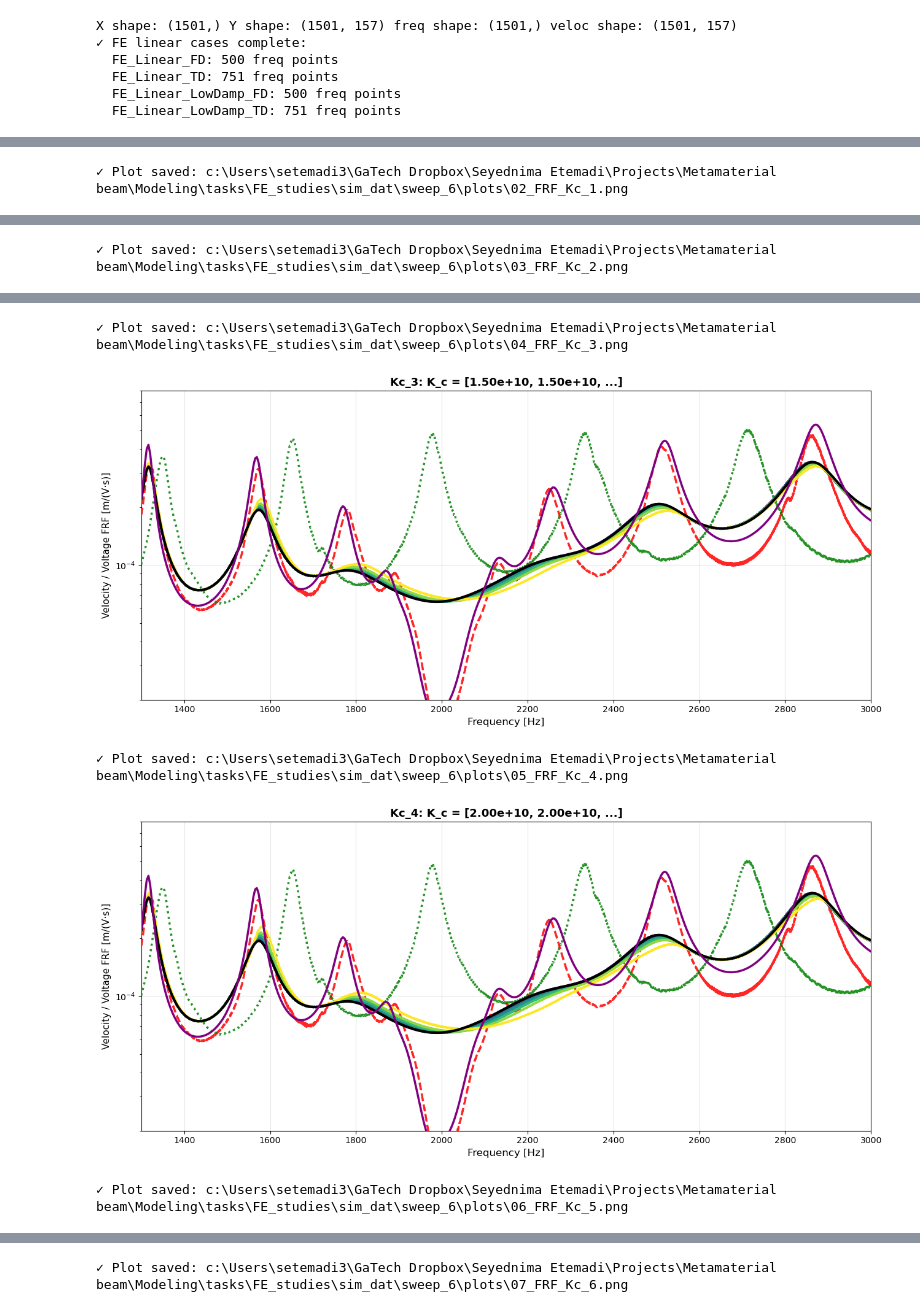
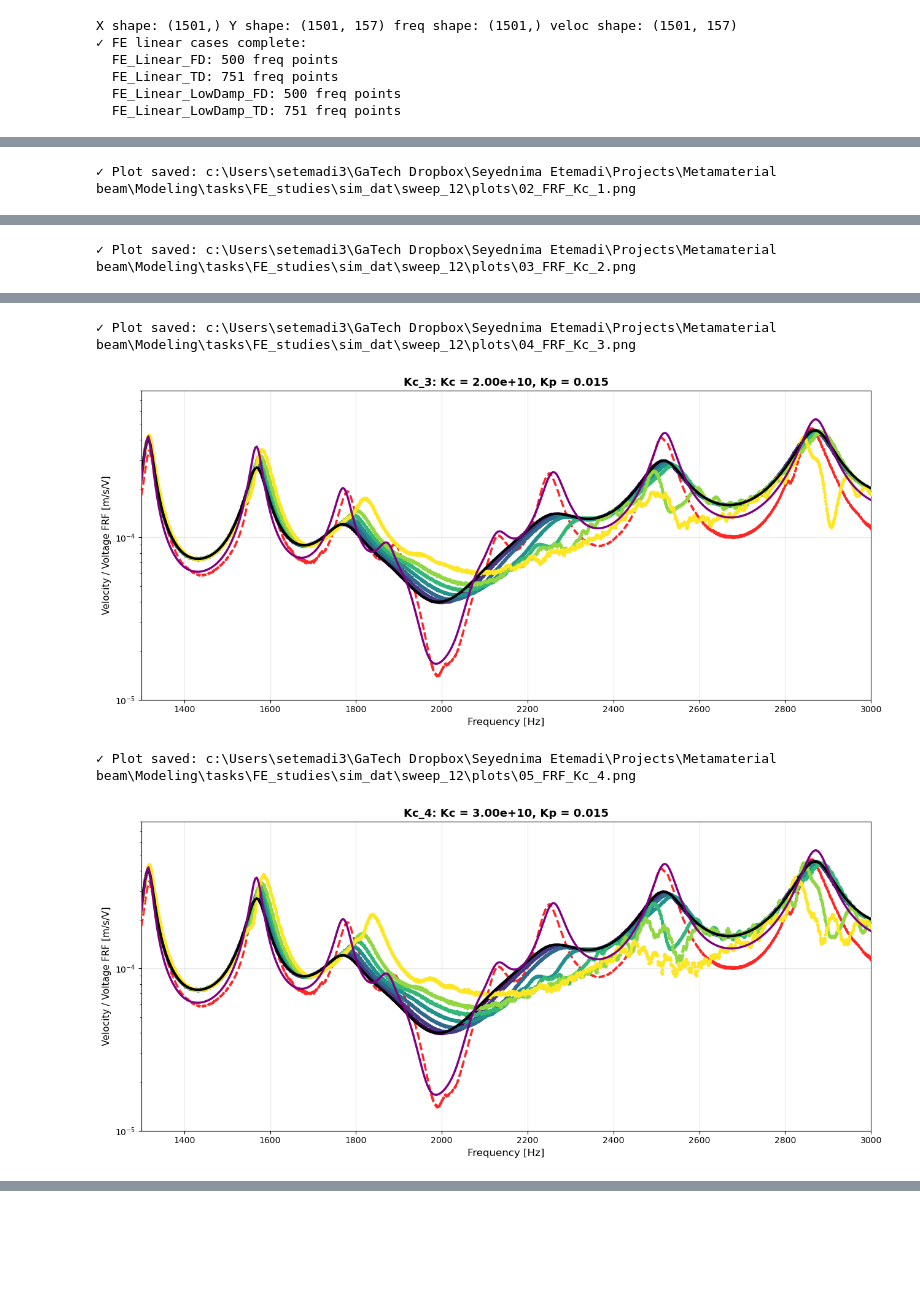
Before and after one commit to nimaet/Modeling, a Jupyter notebook: tasks/FE_studies/Plot_2D_sweep_amp_Kc.ipynb, the cells around one changed output, grey strips where cells are left out. Saved outputs shown, nothing was run; the diff lists cells and outputs as text; code cells hidden in the pictures; blank space fills up the shorter version.

Commit message:
generic 2D_sweep_2

```diff
--- a/tasks/FE_studies/Plot_2D_sweep_amp_Kc.ipynb
+++ b/tasks/FE_studies/Plot_2D_sweep_amp_Kc.ipynb
@@ -32,7 +32,8 @@ def load_experimental_dataset(npz_path, name):
 
 # Experimental data paths
 npz_paths = {
-    "Linear": r"Z:\Nima\Synthetic_impedance\long_beam\ssdsl_dat\ssdsl_dat_Nov\11\linear_lowdamping.npz",
+    "Linear low damping": r"Z:\Nima\Synthetic_impedance\long_beam\ssdsl_dat\ssdsl_dat_Nov\11\linear_lowdamping.npz",
+    "Linear": r"Z:\Nima\Synthetic_impedance\long_beam\ssdsl_dat\ssdsl_dat_Nov\11\linear.npz",
     "OC": r"Z:\Nima\Synthetic_impedance\long_beam\ssdsl_dat\ssdsl_dat_Nov\7\kc0_kp_sweep\OCSC\OC.npz",
     "SC": r"Z:\Nima\Synthetic_impedance\long_beam\ssdsl_dat\ssdsl_dat_Nov\7\kc0_kp_sweep\OCSC\SC.npz",
     "SC2": r"Z:/Nima/Synthetic_impedance/long_beam/ssdsl_dat/locat_dat_Feb2026/19\lowFreq_SC.npz"
@@ -62,7 +64,7 @@ Load FE sweep results and plot with experimental overlay.
 """
 
 # ===== User Configuration =====
-RUN_FOLDER = "sweep_6"  # Folder name or absolute path
+RUN_FOLDER = "sweep_12"  # Folder name or absolute path
 
 # ===== Load FE Pickle =====
 sim_dat_dir = Path.cwd() / "sim_dat"
@@ -181,7 +183,7 @@ print("Running FE linear cases...\n")
 K_i_lin = 1800
 K_c_lin = 0
 R_c_lin = 1e3
-K_p_norm = 0.03
+K_p_norm = 0.015
 
 fe_lin = FE_module.PiezoBeamFE(params_fe_lin)
 
@@ -206,7 +208,7 @@ fe_cases = {
         "color": "black",
         "style": "-",
         "linewidth": 3,
-        "label": f"FE Lin (Kp=0.032)"
+        "label": f"FE Lin "
     }
 }
 
@@ -252,7 +254,7 @@ fe_cases["FE_Linear_LowDamp_FD"] = {
     "color": "purple",
     "style": "-",
     "linewidth": 2.5,
-    "label": f"FE Lin (Kp=0.001)"
+    "label": f"FE Lin. low damping"
 }
 
 out_lin_low_td = FE_helpers.solve_newmark(
@@ -326,7 +328,7 @@ for case_idx, label in enumerate(kc_labels_sorted):
         if freq is not None and curve is not None:
             curve = np.asarray(curve).squeeze()
             if len(freq) == len(curve):
-                ax.semilogy(freq, curve, color=col, linewidth=2.5,
+                ax.semilogy(freq, curve, '.', color=col, linewidth=2.5,
                            label=f"FE Sweep: A = {amp:.1f} V", zorder=3)
 
     # ===== Overlay FE Linear Cases (configurable) =====
@@ -344,9 +346,9 @@ for case_idx, label in enumerate(kc_labels_sorted):
 
     # ===== Overlay Experimental Data =====
     exp_config = {
-        "Linear": {"color": "red", "style": "--"},
-        # "OC": {"color": "blue", "style": "-."},
-        "SC": {"color": "green", "style": ":"},
+        "Linear low damping": {"color": "red", "style": "--"},
+        # "Linear": {"color": "blue", "style": "-."},
+        # "SC": {"color": "green", "style": ":"},
         # "SC2": {"color": "orange", "style": "--"}
     }
 
@@ -389,16 +391,16 @@ for case_idx, label in enumerate(kc_labels_sorted):
     # ===== Labels & Formatting =====
     if "kc_vec" in block and block["kc_vec"] is not None:
         kc_vec = np.asarray(block["kc_vec"])
-        title = f"{label}: K_c = [{kc_vec[0]:.2e}, {kc_vec[1]:.2e}, ...]"
+        title = f"{label}: Kc = {kc_vec[0]:.2e}, Kp = {K_p_norm}"
     else:
         title = label
 
     ax.set_title(title, fontsize=13, fontweight='bold')
-    ax.set_ylabel("Velocity / Voltage FRF [m/(V·s)]", fontsize=11)
+    ax.set_ylabel("Velocity / Voltage FRF [m/s/V]", fontsize=11)
     ax.set_xlabel("Frequency [Hz]", fontsize=12)
     ax.grid(True, alpha=0.3)
     ax.set_xlim([1300, 3000])
-    ax.set_ylim([2e-5, 8e-4])
+    ax.set_ylim([1e-5, 8e-4])
 
     plt.tight_layout()
 
@@ -415 +417 @@ Output folder: c:\Users\setemadi3\GaTech Dropbox\Seyednima Etemadi\Projects\Meta
-✓ Plot saved: c:\Users\setemadi3\GaTech Dropbox\Seyednima Etemadi\Projects\Metamaterial beam\Modeling\tasks\FE_studies\sim_dat\sweep_6\plots\02_FRF_Kc_1.png
+✓ Plot saved: c:\Users\setemadi3\GaTech Dropbox\Seyednima Etemadi\Projects\Metamaterial beam\Modeling\tasks\FE_studies\sim_dat\sweep_12\plots\02_FRF_Kc_1.png
@@ -417 +419 @@ Output folder: c:\Users\setemadi3\GaTech Dropbox\Seyednima Etemadi\Projects\Meta
-✓ Plot saved: c:\Users\setemadi3\GaTech Dropbox\Seyednima Etemadi\Projects\Metamaterial beam\Modeling\tasks\FE_studies\sim_dat\sweep_6\plots\03_FRF_Kc_2.png
+✓ Plot saved: c:\Users\setemadi3\GaTech Dropbox\Seyednima Etemadi\Projects\Metamaterial beam\Modeling\tasks\FE_studies\sim_dat\sweep_12\plots\03_FRF_Kc_2.png
@@ -419,5 +421,4 @@ Output folder: c:\Users\setemadi3\GaTech Dropbox\Seyednima Etemadi\Projects\Meta
-✓ Plot saved: c:\Users\setemadi3\GaTech Dropbox\Seyednima Etemadi\Projects\Metamaterial beam\Modeling\tasks\FE_studies\sim_dat\sweep_6\plots\04_FRF_Kc_3.png
+✓ Plot saved: c:\Users\setemadi3\GaTech Dropbox\Seyednima Etemadi\Projects\Metamaterial beam\Modeling\tasks\FE_studies\sim_dat\sweep_12\plots\04_FRF_Kc_3.png
-[figure, old version]
+[figure, new version]
-✓ Plot saved: c:\Users\setemadi3\GaTech Dropbox\Seyednima Etemadi\Projects\Metamaterial beam\Modeling\tasks\FE_studies\sim_dat\sweep_6\plots\05_FRF_Kc_4.png
+✓ Plot saved: c:\Users\setemadi3\GaTech Dropbox\Seyednima Etemadi\Projects\Metamaterial beam\Modeling\tasks\FE_studies\sim_dat\sweep_12\plots\05_FRF_Kc_4.png
-[figure, old version]
+[figure, new version]
-✓ Plot saved: c:\Users\setemadi3\GaTech Dropbox\Seyednima Etemadi\Projects\Metamaterial beam\Modeling\tasks\FE_studies\sim_dat\sweep_6\plots\06_FRF_Kc_5.png
@@ -425 +424,0 @@ Output folder: c:\Users\setemadi3\GaTech Dropbox\Seyednima Etemadi\Projects\Meta
-✓ Plot saved: c:\Users\setemadi3\GaTech Dropbox\Seyednima Etemadi\Projects\Metamaterial beam\Modeling\tasks\FE_studies\sim_dat\sweep_6\plots\07_FRF_Kc_6.png
```
Also changed, not shown: parts of 10 cells of this notebook, 2 other files.
